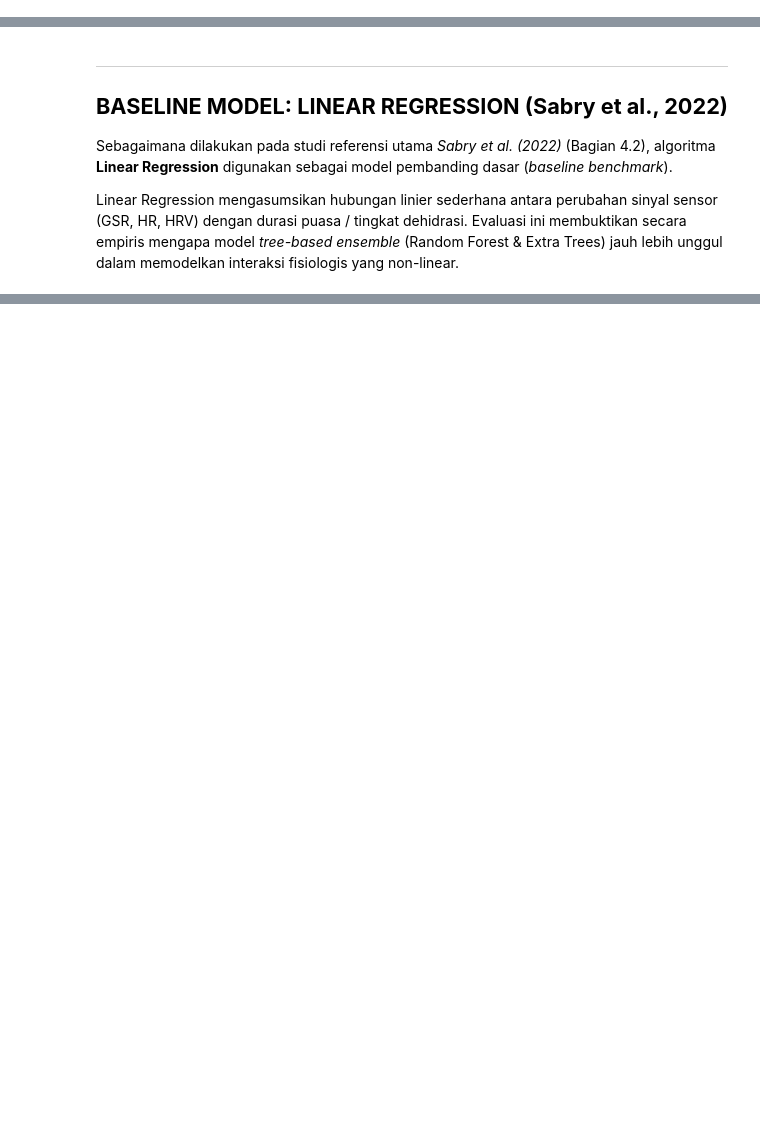
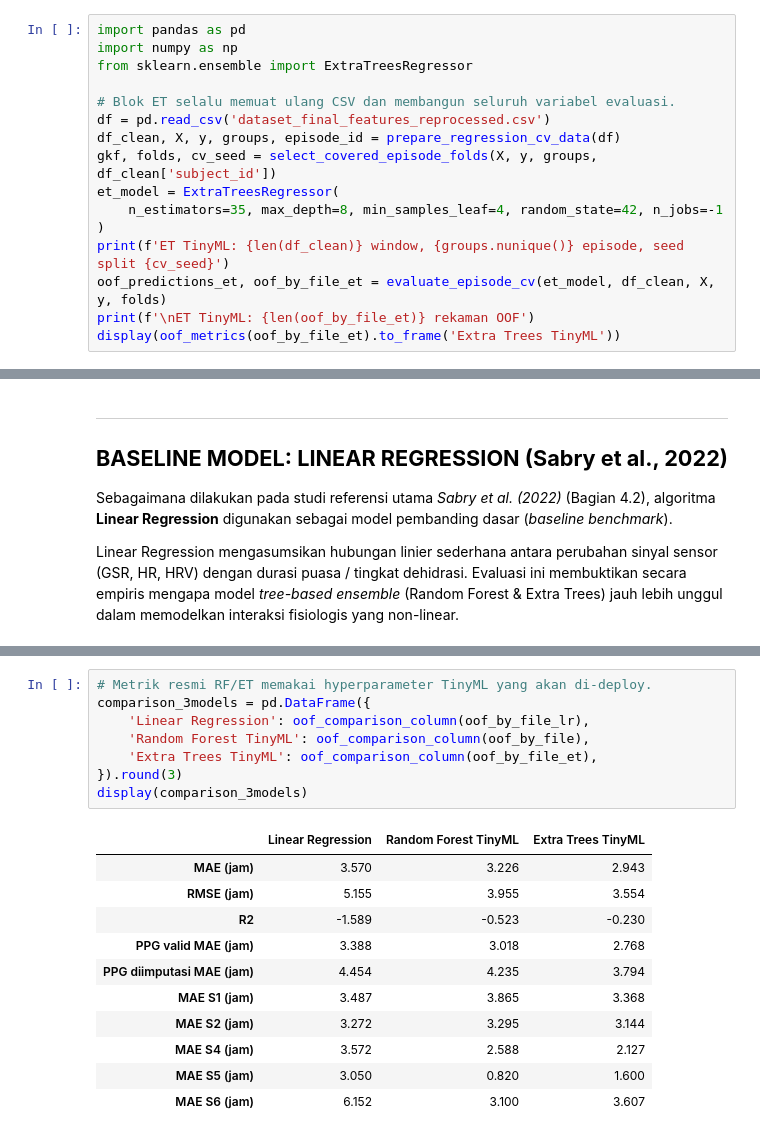
Before and after one commit to kharismapr/SEHAT-Smart-Electronic-based-Hydration-Analysis-and-Tracking, a Jupyter notebook: TRAIN_SEHAT_revisi copy.ipynb, the cells around one changed output, grey strips where cells are left out. Saved outputs shown, nothing was run; the diff lists cells and outputs as text; blank space fills up the shorter version.

```diff
--- a/TRAIN_SEHAT_revisi.ipynb
+++ b/TRAIN_SEHAT_revisi copy.ipynb
@@ -1715,0 +1310,16 @@ print(f"✅ Model ExtraTrees TinyML khusus {target_user} berhasil dibuat: {nama_
+# %%
+import pandas as pd
+import numpy as np
+from sklearn.ensemble import ExtraTreesRegressor
+
+# Blok ET selalu memuat ulang CSV dan membangun seluruh variabel evaluasi.
+df = pd.read_csv('dataset_final_features_reprocessed.csv')
+df_clean, X, y, groups, episode_id = prepare_regression_cv_data(df)
+gkf, folds, cv_seed = select_covered_episode_folds(X, y, groups, df_clean['subject_id'])
+et_model = ExtraTreesRegressor(
+    n_estimators=35, max_depth=8, min_samples_leaf=4, random_state=42, n_jobs=-1
+)
+print(f'ET TinyML: {len(df_clean)} window, {groups.nunique()} episode, seed split {cv_seed}')
+oof_predictions_et, oof_by_file_et = evaluate_episode_cv(et_model, df_clean, X, y, folds)
+print(f'\nET TinyML: {len(oof_by_file_et)} rekaman OOF')
+display(oof_metrics(oof_by_file_et).to_frame('Extra Trees TinyML'))
@@ -1895,0 +1414,20 @@ display(comparison_3models)
+# %%
+# Metrik resmi RF/ET memakai hyperparameter TinyML yang akan di-deploy.
+comparison_3models = pd.DataFrame({
+    'Linear Regression': oof_comparison_column(oof_by_file_lr),
+    'Random Forest TinyML': oof_comparison_column(oof_by_file),
+    'Extra Trees TinyML': oof_comparison_column(oof_by_file_et),
+}).round(3)
+display(comparison_3models)
+# %% [output]
+|  | Linear Regression | Random Forest TinyML | Extra Trees TinyML |
+| MAE (jam) | 3.570 | 3.226 | 2.943 |
+| RMSE (jam) | 5.155 | 3.955 | 3.554 |
+| R2 | -1.589 | -0.523 | -0.230 |
+| PPG valid MAE (jam) | 3.388 | 3.018 | 2.768 |
+| PPG diimputasi MAE (jam) | 4.454 | 4.235 | 3.794 |
+| MAE S1 (jam) | 3.487 | 3.865 | 3.368 |
+| MAE S2 (jam) | 3.272 | 3.295 | 3.144 |
+| MAE S4 (jam) | 3.572 | 2.588 | 2.127 |
+| MAE S5 (jam) | 3.050 | 0.820 | 1.600 |
+| MAE S6 (jam) | 6.152 | 3.100 | 3.607 |
```
Also changed, not shown: parts of 25 cells of this notebook, 8 other files.
